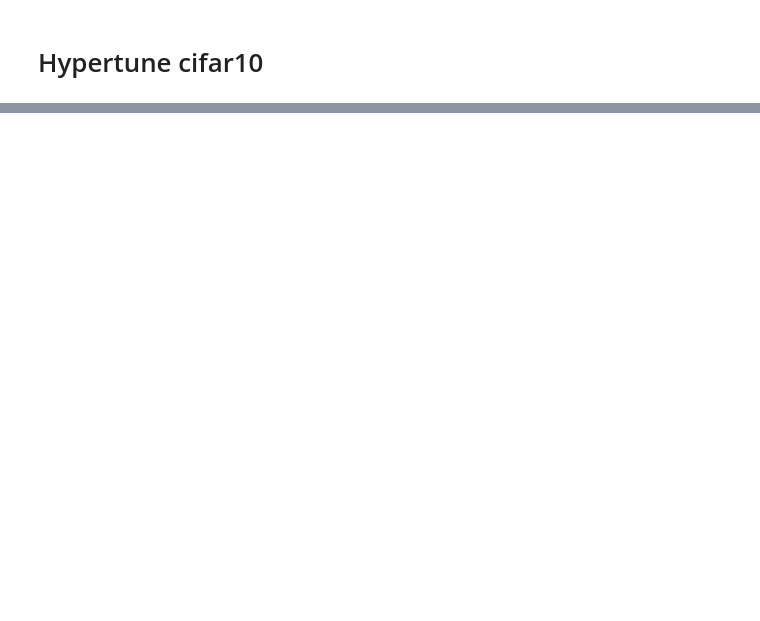
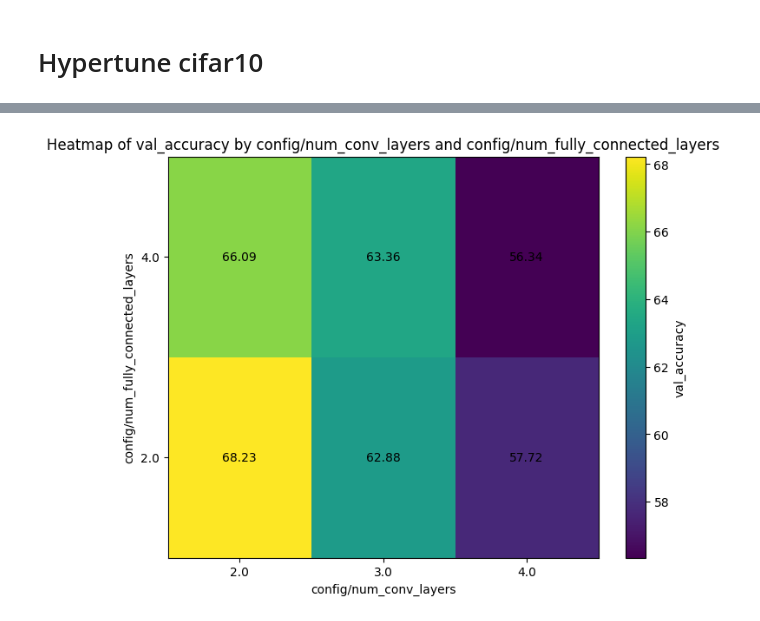
Before and after one commit to Kruimel/portfolio-DLDEPL01_2025, a Jupyter notebook: 4-hypertuning-ray/hypertune_cifar.ipynb, the cells around one changed output, grey strips where cells are left out. Cells and saved outputs as stored; diff of their text form; code cells hidden in the pictures; blank space fills up the shorter version.

```diff
--- a/4-hypertuning-ray/hypertune_cifar.ipynb
+++ b/4-hypertuning-ray/hypertune_cifar.ipynb
@@ -670,9 +775,10 @@ img_kernels.show()
 # %%
-img_layers = plot_contour(
-    analysis.results_df,
+plot_heatmap(
+    tune_df,
     x="config/num_conv_layers",
     y="config/num_fully_connected_layers",
     z="val_accuracy",
 )
-img_layers.show()
+# %% [output]
+[figure, added]
 # %%
```
Also changed, not shown: parts of 16 cells of this notebook, 9 other files.
